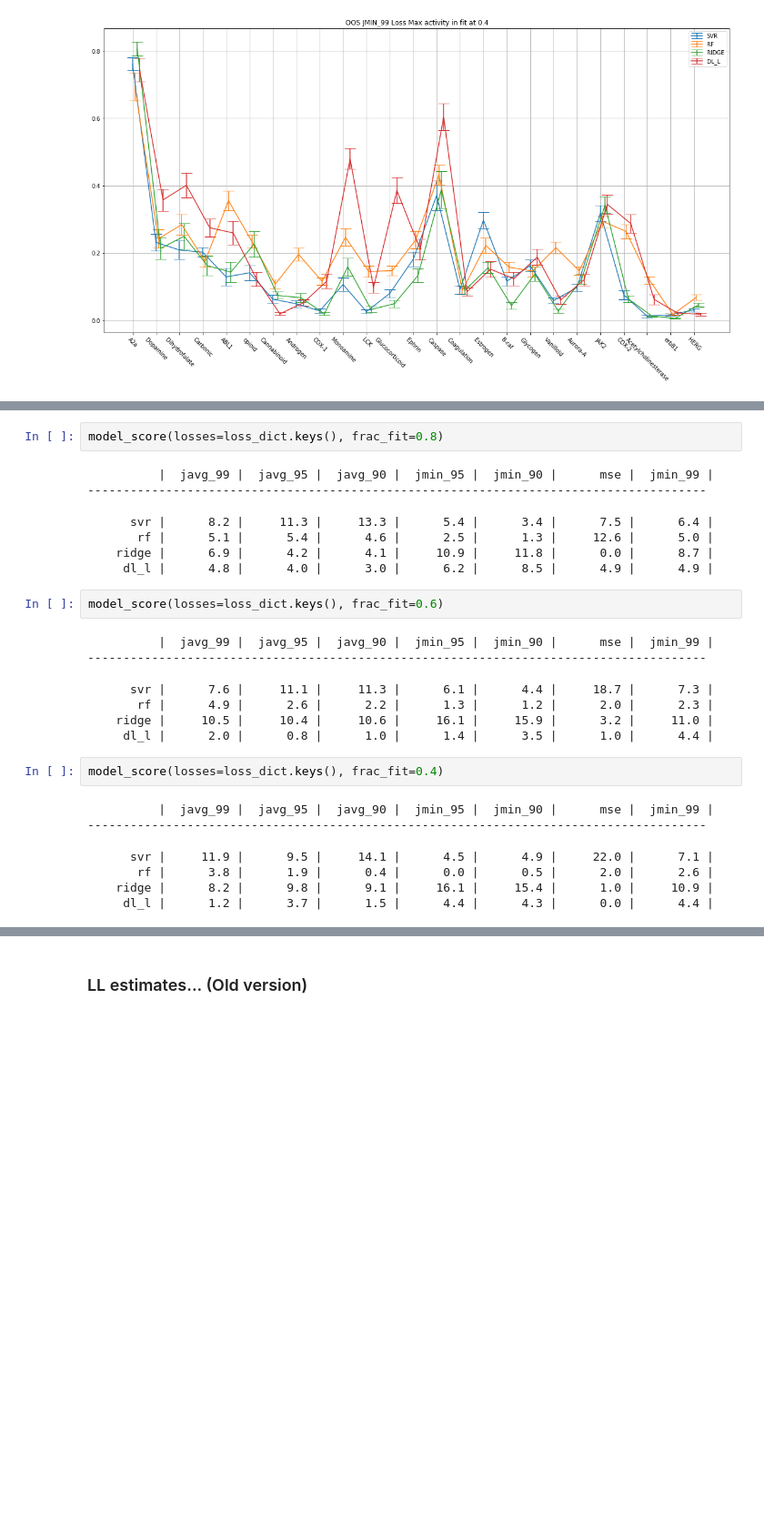
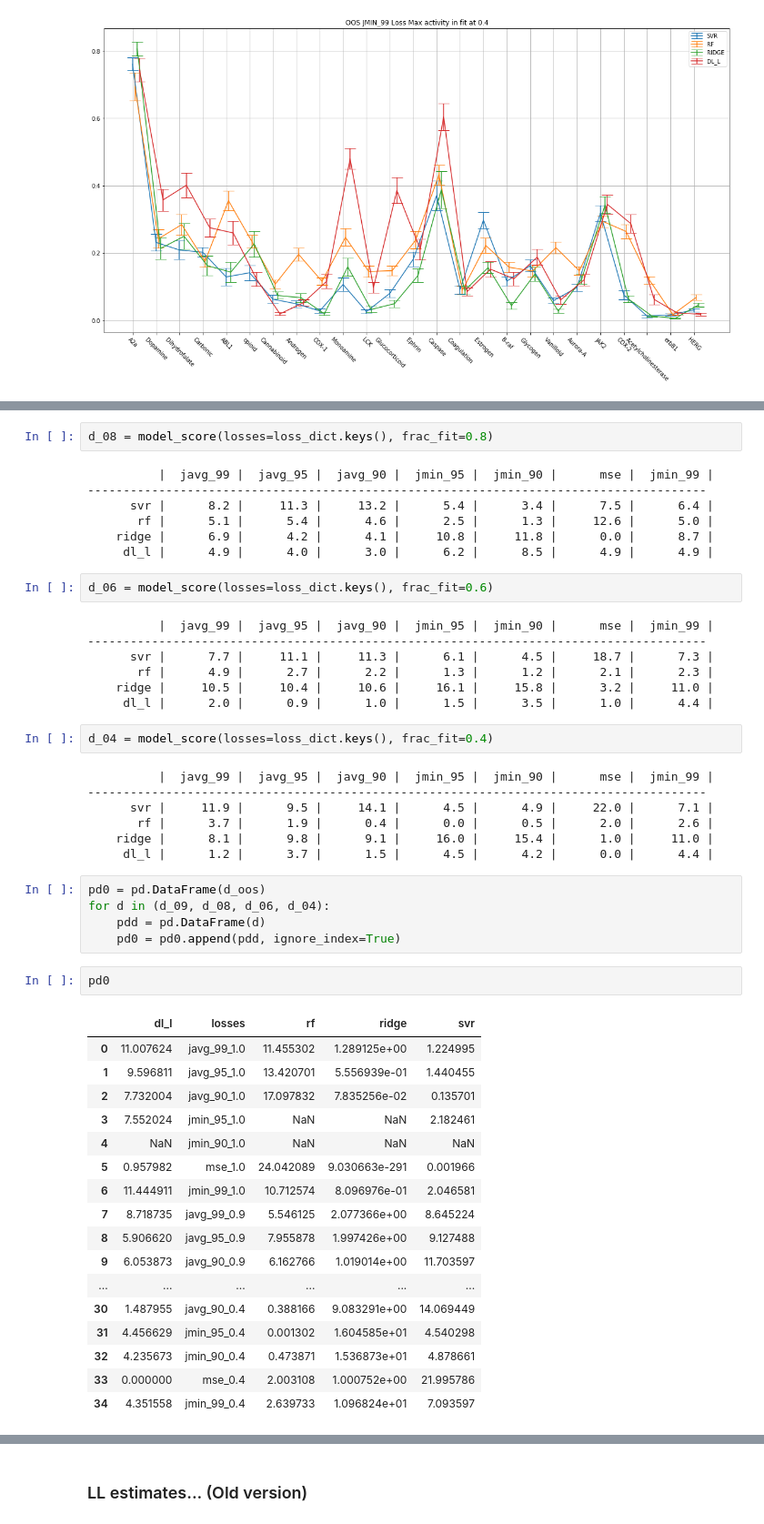
Before and after one commit to owatson/QuantileBootstrap, a Jupyter notebook: Paper_final_final.ipynb, the cells around one changed output, grey strips where cells are left out. Shown at 91% size. Saved outputs shown, nothing was run; the diff lists cells and outputs as text; blank space fills up the shorter version.

```diff
--- a/Paper_final_final.ipynb
+++ b/Paper_final_final.ipynb
@@ -682,27 +680,52 @@ model_score(losses=loss_dict.keys(), frac_fit=0.9)
 # %%
-model_score(losses=loss_dict.keys(), frac_fit=0.8)
+d_08 = model_score(losses=loss_dict.keys(), frac_fit=0.8)
 # %% [output]
           |  javg_99 |  javg_95 |  javg_90 |  jmin_95 |  jmin_90 |      mse |  jmin_99 |
 ---------------------------------------------------------------------------------------
+      svr |      8.2 |     11.3 |     13.2 |      5.4 |      3.4 |      7.5 |      6.4 |
+       rf |      5.1 |      5.4 |      4.6 |      2.5 |      1.3 |     12.6 |      5.0 |
+    ridge |      6.9 |      4.2 |      4.1 |     10.8 |     11.8 |      0.0 |      8.7 |
+     dl_l |      4.9 |      4.0 |      3.0 |      6.2 |      8.5 |      4.9 |      4.9 |
-      svr |      8.2 |     11.3 |     13.3 |      5.4 |      3.4 |      7.5 |      6.4 |
-       rf |      5.1 |      5.4 |      4.6 |      2.5 |      1.3 |     12.6 |      5.0 |
-    ridge |      6.9 |      4.2 |      4.1 |     10.9 |     11.8 |      0.0 |      8.7 |
-     dl_l |      4.8 |      4.0 |      3.0 |      6.2 |      8.5 |      4.9 |      4.9 |
 # %%
-model_score(losses=loss_dict.keys(), frac_fit=0.6)
+d_06 = model_score(losses=loss_dict.keys(), frac_fit=0.6)
 # %% [output]
           |  javg_99 |  javg_95 |  javg_90 |  jmin_95 |  jmin_90 |      mse |  jmin_99 |
 ---------------------------------------------------------------------------------------
+      svr |      7.7 |     11.1 |     11.3 |      6.1 |      4.5 |     18.7 |      7.3 |
+       rf |      4.9 |      2.7 |      2.2 |      1.3 |      1.2 |      2.1 |      2.3 |
+    ridge |     10.5 |     10.4 |     10.6 |     16.1 |     15.8 |      3.2 |     11.0 |
+     dl_l |      2.0 |      0.9 |      1.0 |      1.5 |      3.5 |      1.0 |      4.4 |
-      svr |      7.6 |     11.1 |     11.3 |      6.1 |      4.4 |     18.7 |      7.3 |
-       rf |      4.9 |      2.6 |      2.2 |      1.3 |      1.2 |      2.0 |      2.3 |
-    ridge |     10.5 |     10.4 |     10.6 |     16.1 |     15.9 |      3.2 |     11.0 |
-     dl_l |      2.0 |      0.8 |      1.0 |      1.4 |      3.5 |      1.0 |      4.4 |
 # %%
-model_score(losses=loss_dict.keys(), frac_fit=0.4)
+d_04 = model_score(losses=loss_dict.keys(), frac_fit=0.4)
 # %% [output]
           |  javg_99 |  javg_95 |  javg_90 |  jmin_95 |  jmin_90 |      mse |  jmin_99 |
 ---------------------------------------------------------------------------------------
+      svr |     11.9 |      9.5 |     14.1 |      4.5 |      4.9 |     22.0 |      7.1 |
+       rf |      3.7 |      1.9 |      0.4 |      0.0 |      0.5 |      2.0 |      2.6 |
+    ridge |      8.1 |      9.8 |      9.1 |     16.0 |     15.4 |      1.0 |     11.0 |
+     dl_l |      1.2 |      3.7 |      1.5 |      4.5 |      4.2 |      0.0 |      4.4 |
-      svr |     11.9 |      9.5 |     14.1 |      4.5 |      4.9 |     22.0 |      7.1 |
-       rf |      3.8 |      1.9 |      0.4 |      0.0 |      0.5 |      2.0 |      2.6 |
-    ridge |      8.2 |      9.8 |      9.1 |     16.1 |     15.4 |      1.0 |     10.9 |
-     dl_l |      1.2 |      3.7 |      1.5 |      4.4 |      4.3 |      0.0 |      4.4 |
+# %%
+pd0 = pd.DataFrame(d_oos)
+for d in (d_09, d_08, d_06, d_04):
+    pdd = pd.DataFrame(d)
+    pd0 = pd0.append(pdd, ignore_index=True)
+# %%
+pd0
+# %% [output]
+|  | dl_l | losses | rf | ridge | svr |
+| 0 | 11.007624 | javg_99_1.0 | 11.455302 | 1.289125e+00 | 1.224995 |
+| 1 | 9.596811 | javg_95_1.0 | 13.420701 | 5.556939e-01 | 1.440455 |
+| 2 | 7.732004 | javg_90_1.0 | 17.097832 | 7.835256e-02 | 0.135701 |
+| 3 | 7.552024 | jmin_95_1.0 | NaN | NaN | 2.182461 |
+| 4 | NaN | jmin_90_1.0 | NaN | NaN | NaN |
+| 5 | 0.957982 | mse_1.0 | 24.042089 | 9.030663e-291 | 0.001966 |
+| 6 | 11.444911 | jmin_99_1.0 | 10.712574 | 8.096976e-01 | 2.046581 |
+| 7 | 8.718735 | javg_99_0.9 | 5.546125 | 2.077366e+00 | 8.645224 |
+| 8 | 5.906620 | javg_95_0.9 | 7.955878 | 1.997426e+00 | 9.127488 |
+| 9 | 6.053873 | javg_90_0.9 | 6.162766 | 1.019014e+00 | 11.703597 |
+| ... | ... | ... | ... | ... | ... |
+| 30 | 1.487955 | javg_90_0.4 | 0.388166 | 9.083291e+00 | 14.069449 |
+| 31 | 4.456629 | jmin_95_0.4 | 0.001302 | 1.604585e+01 | 4.540298 |
+| 32 | 4.235673 | jmin_90_0.4 | 0.473871 | 1.536873e+01 | 4.878661 |
+| 33 | 0.000000 | mse_0.4 | 2.003108 | 1.000752e+00 | 21.995786 |
+| 34 | 4.351558 | jmin_99_0.4 | 2.639733 | 1.096824e+01 | 7.093597 |
```
Also changed, not shown: parts of 8 cells of this notebook, 23 other files.
